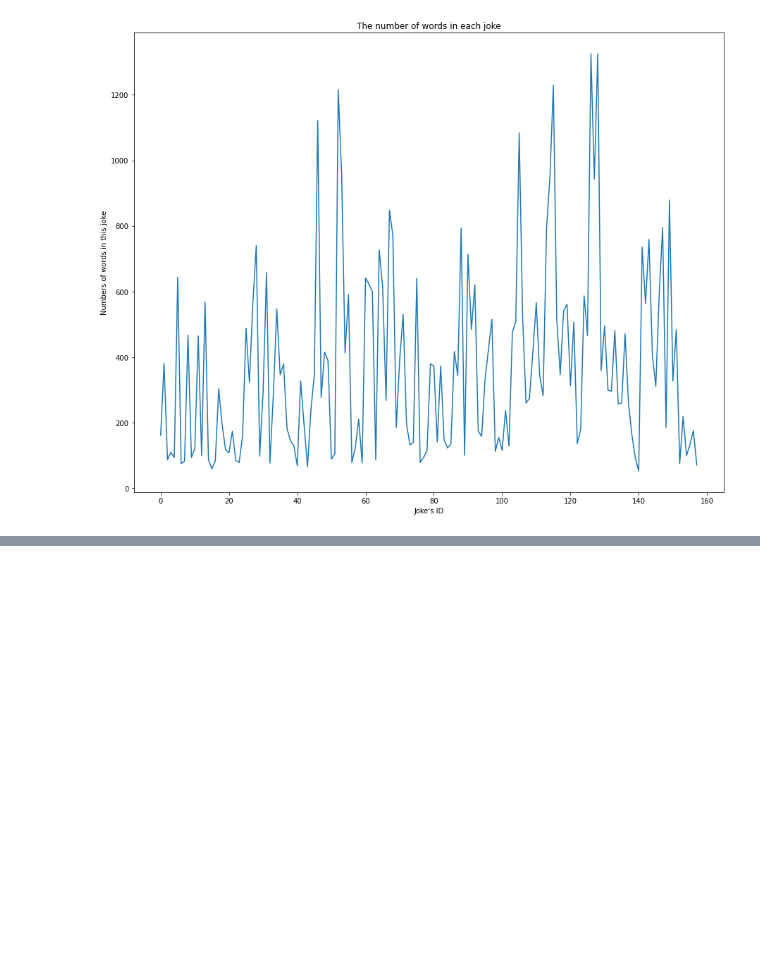
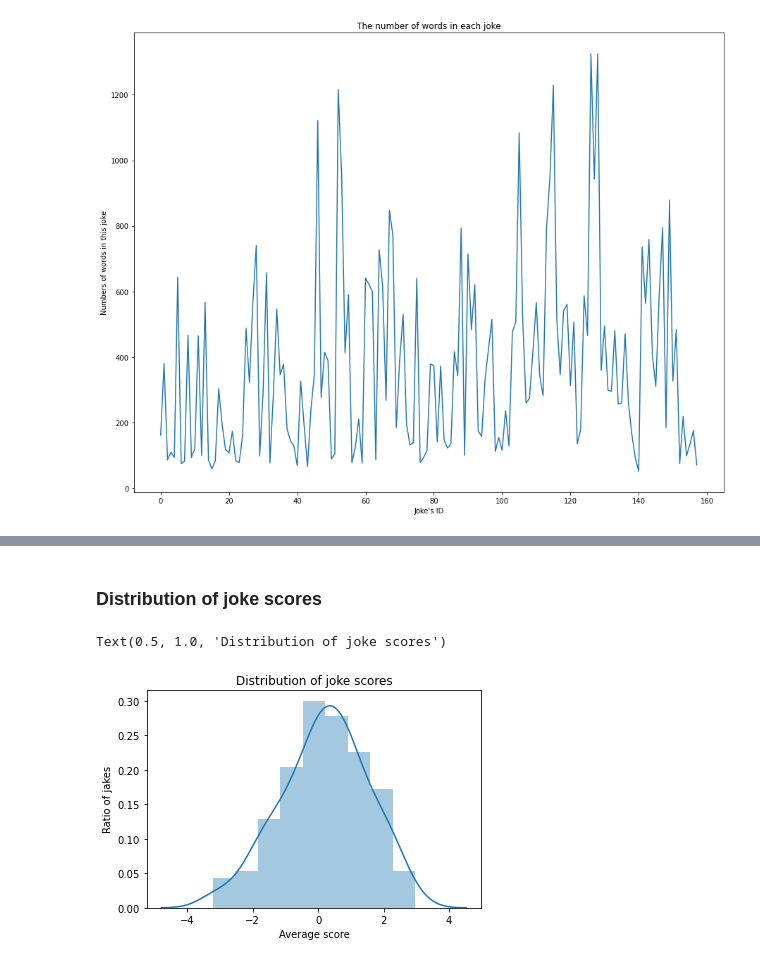
Before and after one commit to savitha-srinivasan/ECE-143-Project---Joke-recommendation-system, a Jupyter notebook: Visualization.ipynb, the cells around one changed output, grey strips where cells are left out. Drawn from its saved outputs; the diff is of its cells as text; code cells hidden in the pictures; blank space fills up the shorter version.

```diff
--- a/Visualization.ipynb
+++ b/Visualization.ipynb
@@ -35,0 +71,12 @@ Text(0, 0.5, 'Numbers of words in this joke')
+# %% [markdown]
+### Distribution of joke scores
+# %%
+ave_jokes = df.iloc[:,1:].aggregate(axis=0, func='mean').sort_values()
+joke_values = ave_jokes.dropna()
+sns.distplot(joke_values)
+plt.xlabel('Average score')
+plt.ylabel('Ratio of jakes')
+plt.title('Distribution of joke scores')
+# %% [output]
+Text(0.5, 1.0, 'Distribution of joke scores')
+[figure, added]
```
Also changed, not shown: parts of 11 cells of this notebook.
